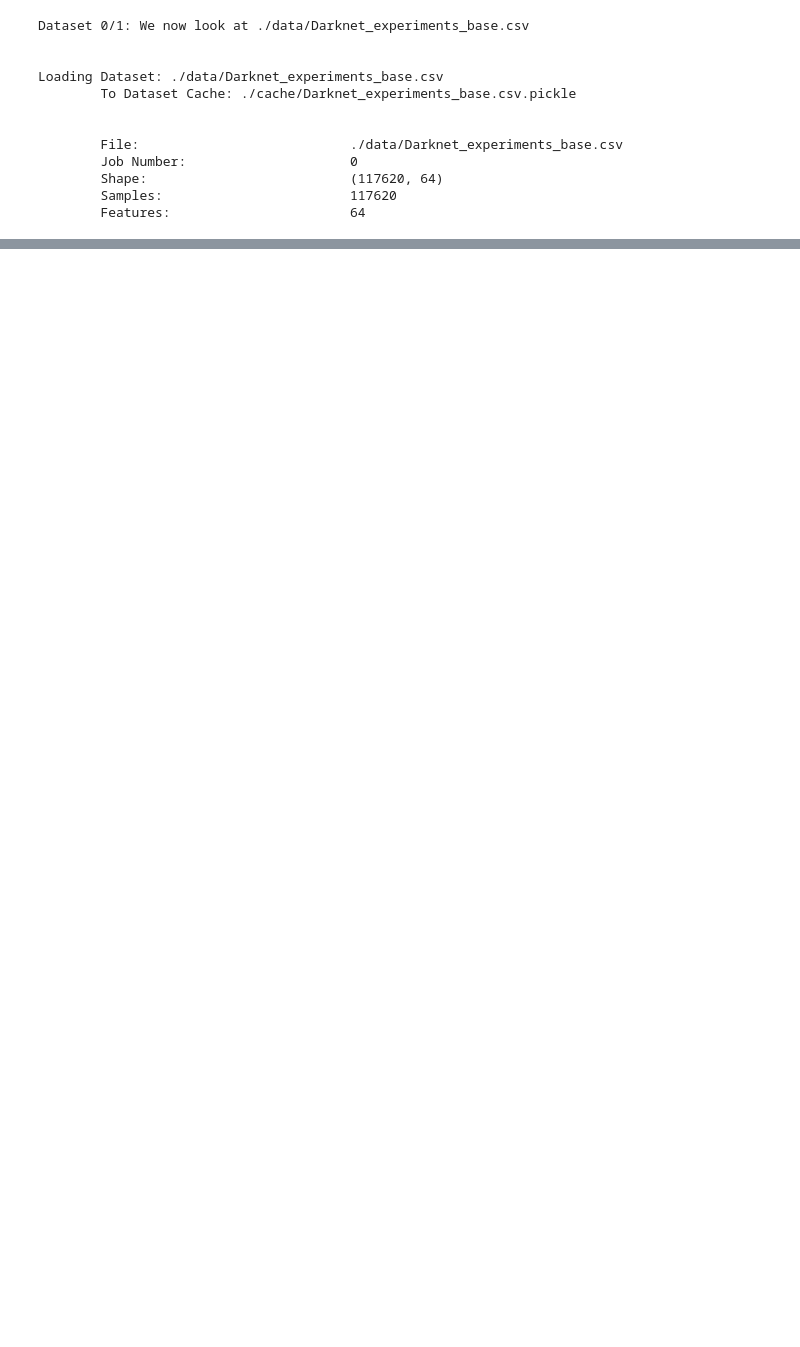
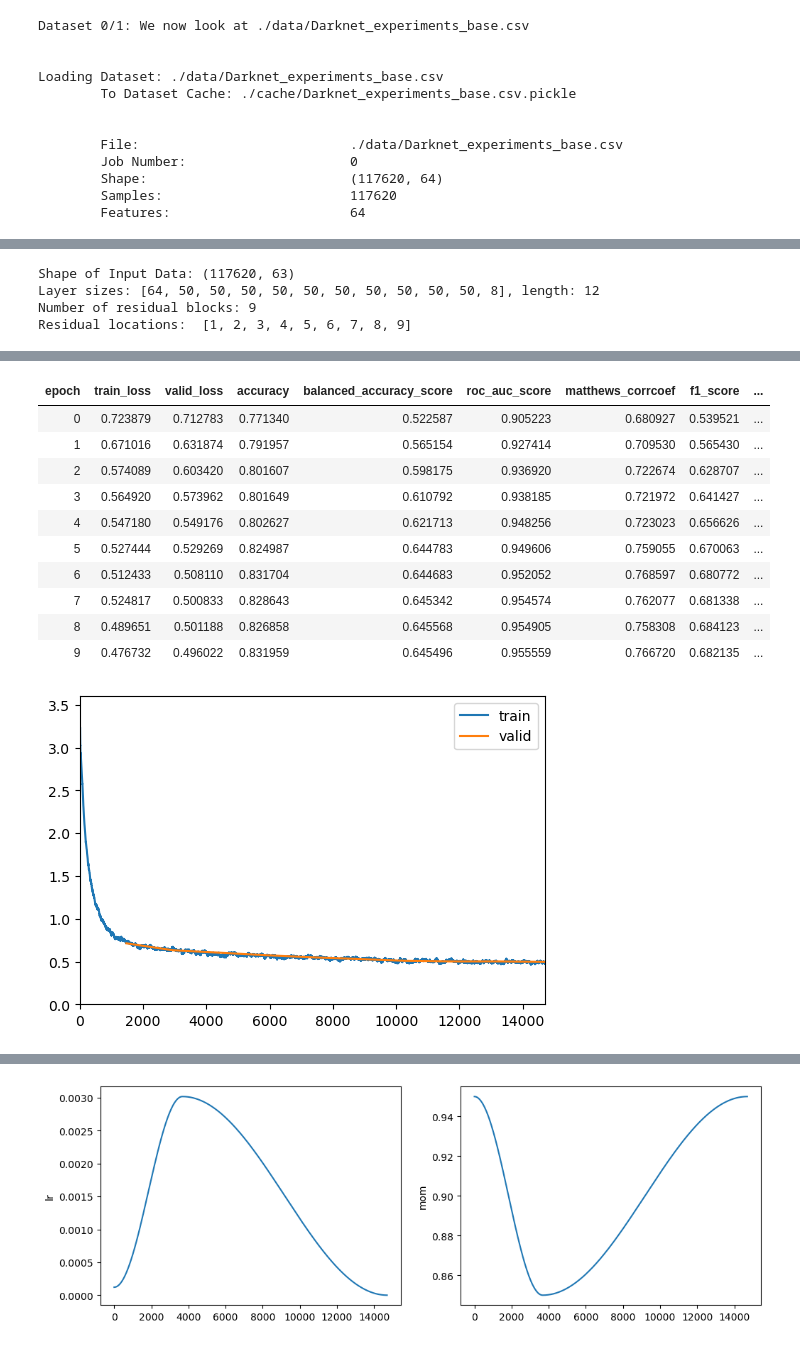
Before and after one commit to Colorado-Mesa-University-Cybersecurity/Quick_ML, a Jupyter notebook: example.ipynb, the cells around one changed output, grey strips where cells are left out. Cells and saved outputs as stored; diff of their text form; code cells hidden in the pictures; blank space fills up the shorter version.

```diff
--- a/example.ipynb
+++ b/example.ipynb
@@ -32,0 +102,7 @@ Loading Dataset: ./data/Darknet_experiments_base.csv
+# %%
+results_res = run_residual_deep_nn_experiment(dataset_1['Dataset'].drop(['Traffic Type'], axis=1), dataset_1['File'], 'Application Type', (50 for _ in range(10)))
+# %% [output]
+Shape of Input Data: (117620, 63)
+Layer sizes: [64, 50, 50, 50, 50, 50, 50, 50, 50, 50, 50, 8], length: 12
+Number of residual blocks: 9
+Residual locations:  [1, 2, 3, 4, 5, 6, 7, 8, 9]
@@ -32,0 +110,12 @@ Loading Dataset: ./data/Darknet_experiments_base.csv
+| epoch | train_loss | valid_loss | accuracy | balanced_accuracy_score | roc_auc_score | matthews_corrcoef | f1_score | ... |
+| 0 | 0.723879 | 0.712783 | 0.771340 | 0.522587 | 0.905223 | 0.680927 | 0.539521 | ... |
+| 1 | 0.671016 | 0.631874 | 0.791957 | 0.565154 | 0.927414 | 0.709530 | 0.565430 | ... |
+| 2 | 0.574089 | 0.603420 | 0.801607 | 0.598175 | 0.936920 | 0.722674 | 0.628707 | ... |
+| 3 | 0.564920 | 0.573962 | 0.801649 | 0.610792 | 0.938185 | 0.721972 | 0.641427 | ... |
+| 4 | 0.547180 | 0.549176 | 0.802627 | 0.621713 | 0.948256 | 0.723023 | 0.656626 | ... |
+| 5 | 0.527444 | 0.529269 | 0.824987 | 0.644783 | 0.949606 | 0.759055 | 0.670063 | ... |
+| 6 | 0.512433 | 0.508110 | 0.831704 | 0.644683 | 0.952052 | 0.768597 | 0.680772 | ... |
+| 7 | 0.524817 | 0.500833 | 0.828643 | 0.645342 | 0.954574 | 0.762077 | 0.681338 | ... |
+| 8 | 0.489651 | 0.501188 | 0.826858 | 0.645568 | 0.954905 | 0.758308 | 0.684123 | ... |
+| 9 | 0.476732 | 0.496022 | 0.831959 | 0.645496 | 0.955559 | 0.766720 | 0.682135 | ... |
+[figure, added]
@@ -32,0 +127 @@ Loading Dataset: ./data/Darknet_experiments_base.csv
+[figure, added]
```
Also changed, not shown: parts of 13 cells of this notebook, 13 other files.
